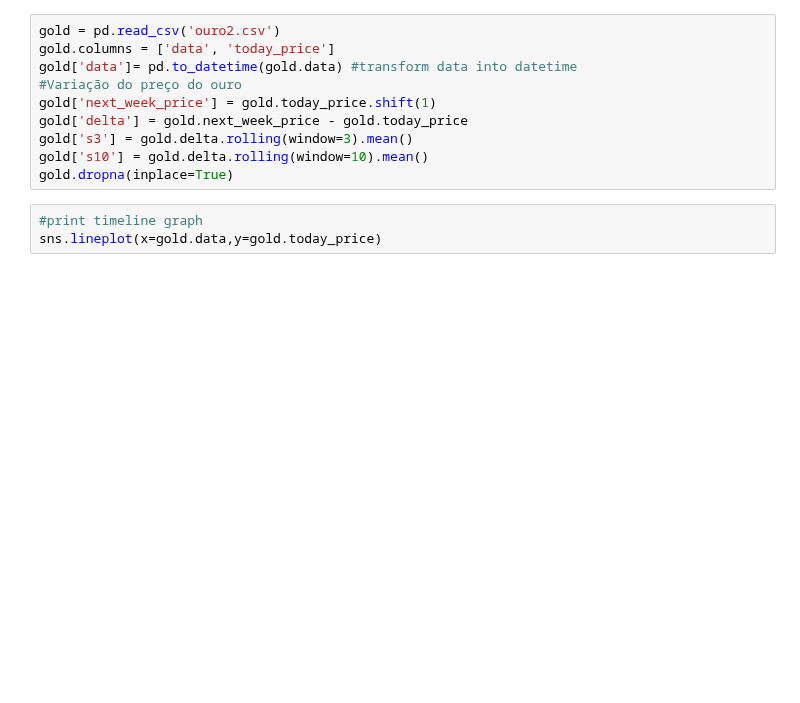
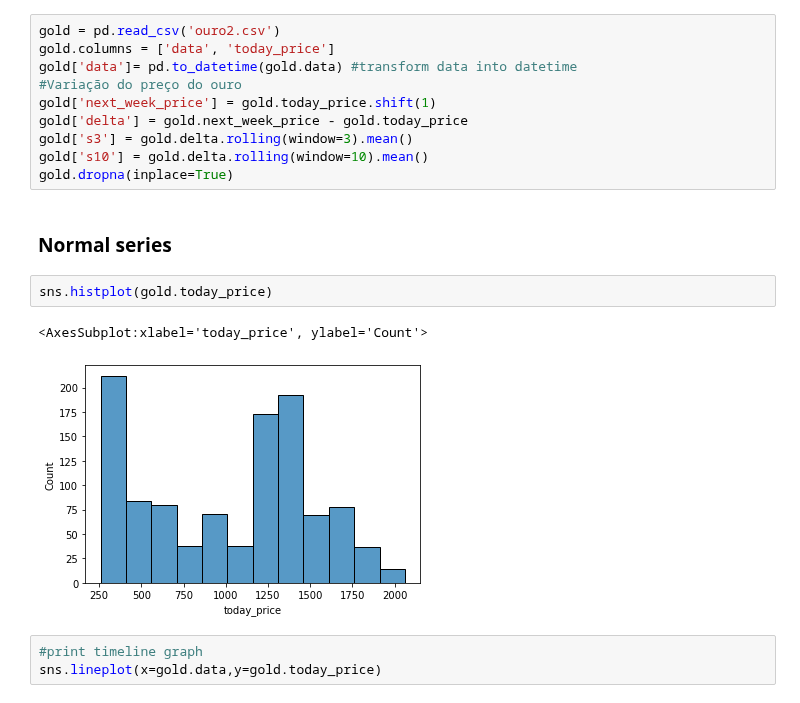
Before and after one commit to andisantos/MO431-432, a Jupyter notebook: MO432/T3/yan_note.ipynb, the cells around one changed output. Saved outputs shown, nothing was run; the diff lists cells and outputs as text; blank space fills up the shorter version.

```diff
--- a/MO432/T3/yan_note.ipynb
+++ b/MO432/T3/yan_note.ipynb
@@ -17,6 +17,13 @@ gold['delta'] = gold.next_week_price - gold.today_price
 gold['s3'] = gold.delta.rolling(window=3).mean()
 gold['s10'] = gold.delta.rolling(window=10).mean()
 gold.dropna(inplace=True)
+# %% [markdown]
+### Normal series
+# %%
+sns.histplot(gold.today_price)
+# %% [output]
+<AxesSubplot:xlabel='today_price', ylabel='Count'>
+[figure, added]
 # %%
 #print timeline graph
 sns.lineplot(x=gold.data,y=gold.today_price)
```
Also changed, not shown: parts of 3 cells of this notebook.
